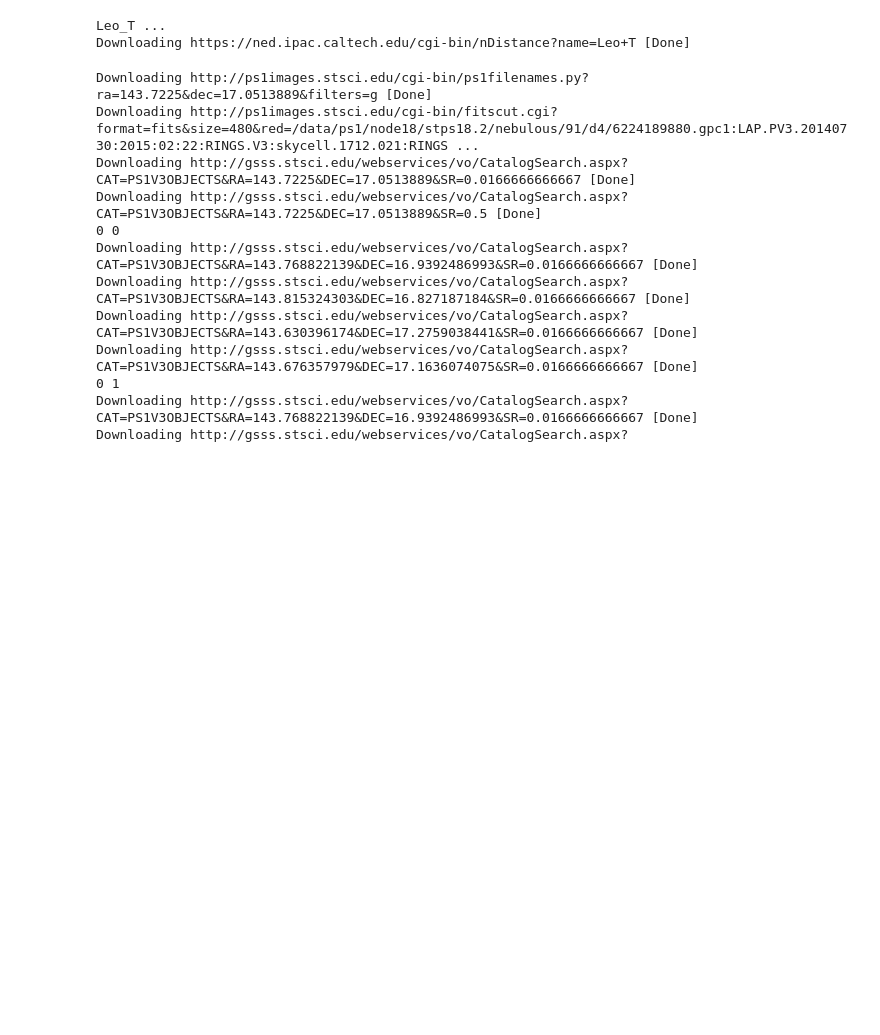
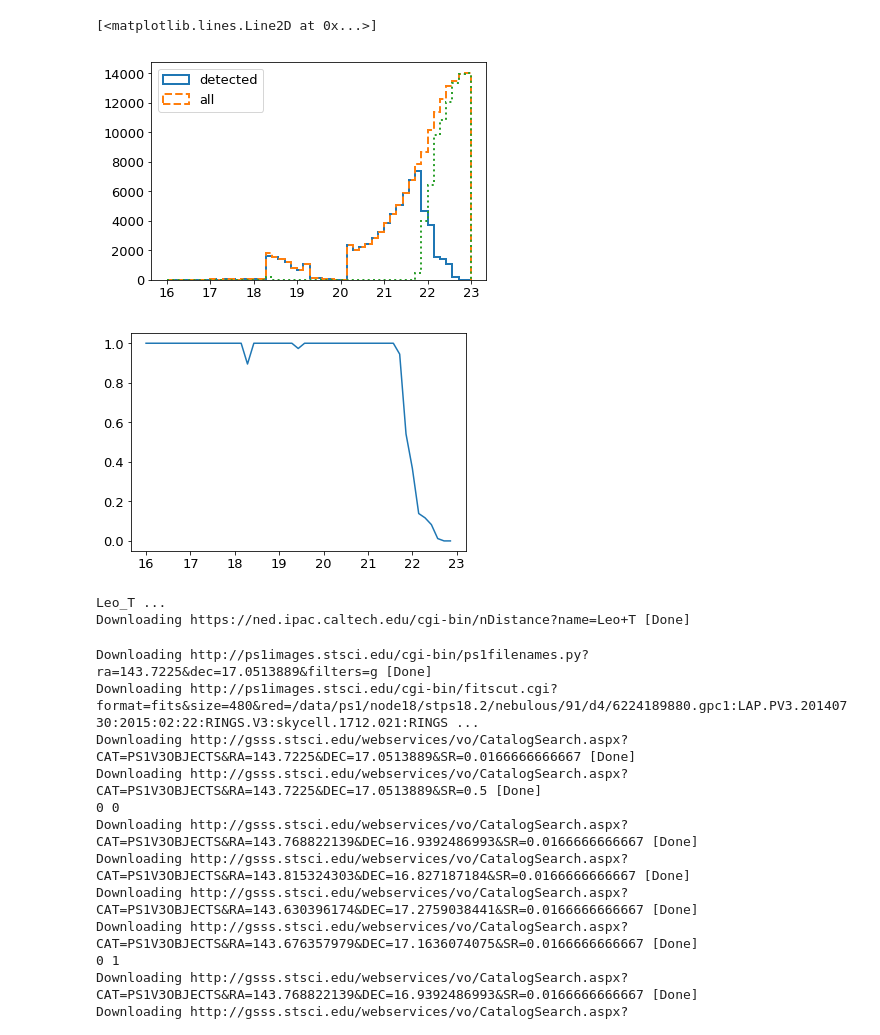
Before and after one commit to ddefelip/galfahi, a Jupyter notebook: isochrone_fitting.ipynb, the cells around one changed output. Drawn from its saved outputs; the diff is of its cells as text; code cells hidden in the pictures; blank space fills up the shorter version.

```diff
--- a/isochrone_fitting.ipynb
+++ b/isochrone_fitting.ipynb
@@ -328,3 +366,25 @@ def find_distance(table,big_table,interpolated_vars1,interpolated_vars2=[],
+# %%
+f2 = pl.figure()
+starhist2 = pl.hist(detected_population[mag+'_new'],histtype='step',linewidth=2,bins=np.linspace(16,23,50),label='detected')
+starhist3 = pl.hist(interpolated_vars[mag+'_new'],histtype='step',linewidth=2,bins=np.linspace(16,23,50),linestyle='dashed',label='all')
+starhist4 = pl.hist(interpolated_vars[~interpolated_vars['detected']][mag+'_new'],histtype='step',linewidth=2,bins=np.linspace(16,23,50),linestyle='dotted')
+#pl.gca().set_yscale('log')
+pl.legend(loc='upper left')
+
+#f3 = pl.figure(figsize=(6,6))
+#pl.scatter(detected_population[col[0]]-detected_population[col[1]],
+#           detected_population[mag+'_new'])
+#pl.scatter(big_star_tab[cname0+'0']-big_star_tab[cname1+'0'],
+#            big_star_tab[mname+'0'],s=25,alpha=0.5,marker='.',label='stars')
+#pl.ylim(23,21)
+#pl.gca().invert_yaxis()
+
+f4 = pl.figure()
+pl.plot(np.linspace(16,23,50)[:-1],starhist2[0]/starhist3[0])
+# %% [output]
+[<matplotlib.lines.Line2D at 0x...>]
+[figure, added]
+[figure, added]
 # %%
 for i in range(len(names)):
     print(names[i],'...')
```
Also changed, not shown: parts of 2 cells of this notebook.
